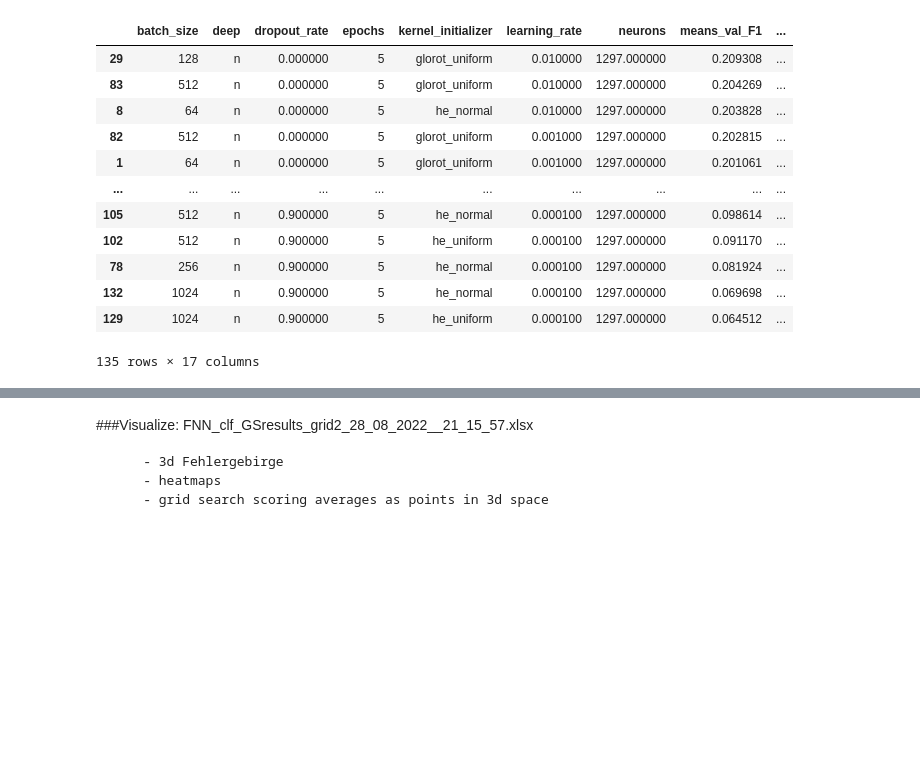
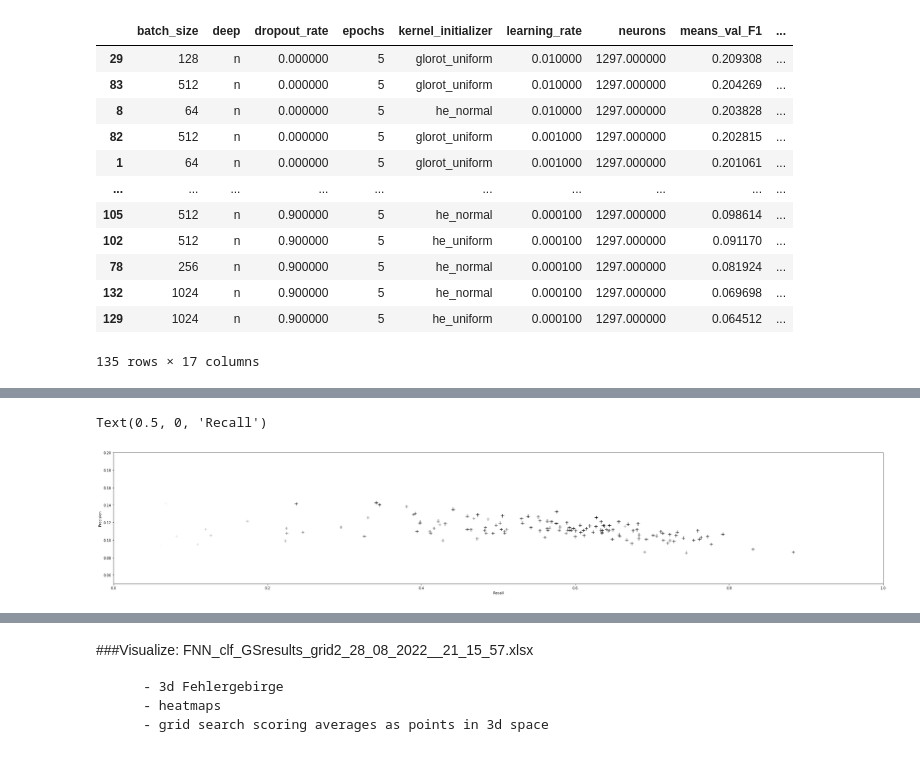
Before and after one commit to marc-feldmann/CustomerChurnPrediction, a Jupyter notebook: report.ipynb, the cells around one changed output, grey strips where cells are left out. Cells and saved outputs as stored; diff of their text form; code cells hidden in the pictures; blank space fills up the shorter version.

```diff
--- a/report.ipynb
+++ b/report.ipynb
@@ -793,0 +826,14 @@ results2.sort_values('means_val_F1', ascending=False)
+# %%
+plt.figure(figsize=(40,7))
+size = results2['means_val_F1'].values
+plt.scatter(x=results2['means_val_Recall'], y=results2['means_val_Precision'], s=size*500, c=size, cmap="Greys", marker="+")
+
+## PLOT RED MARKER / CIRCLE WHERE MODEL WITH HIGHEST F1 IS
+plt.plot(results2.iloc[results2['means_val_F1'].idxmax(), results2['means_val_Recall']], results2.iloc[results2['means_val_F1'].idxmax(), results2['means_val_Precision']], marker="+", markersize=50, markeredgecolor="red", markerfacecolor="white")
+plt.ylim(0.05, 0.2)
+plt.xlim(0, 1)
+plt.ylabel('Precision')
+plt.xlabel('Recall')
+# %% [output]
+Text(0.5, 0, 'Recall')
+[figure, added]
```
Also changed, not shown: parts of 4 cells of this notebook.
